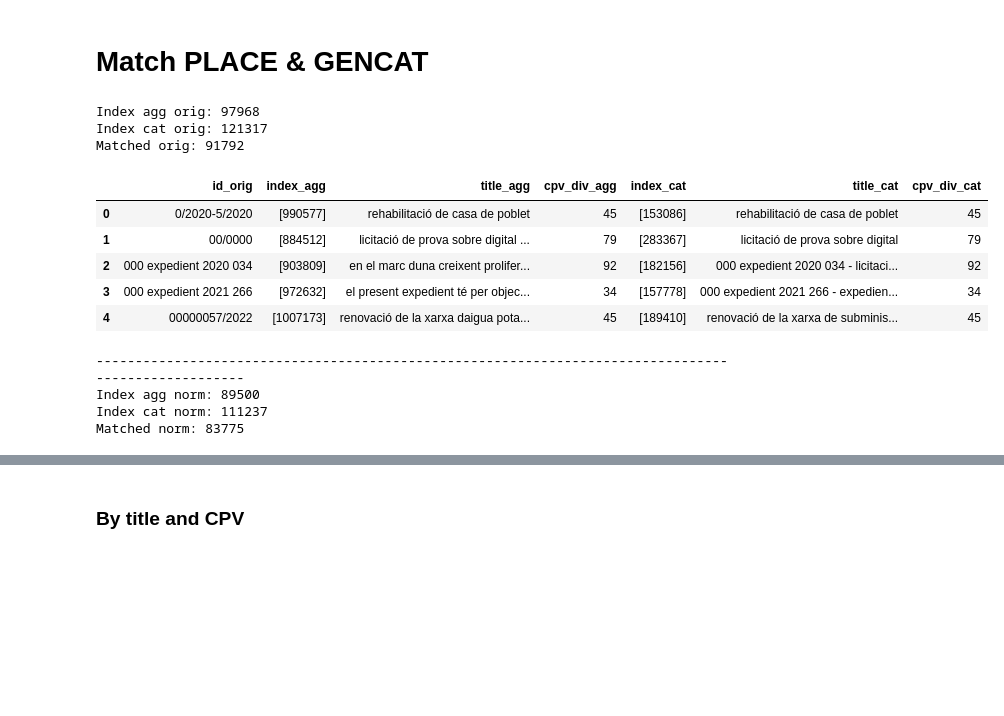
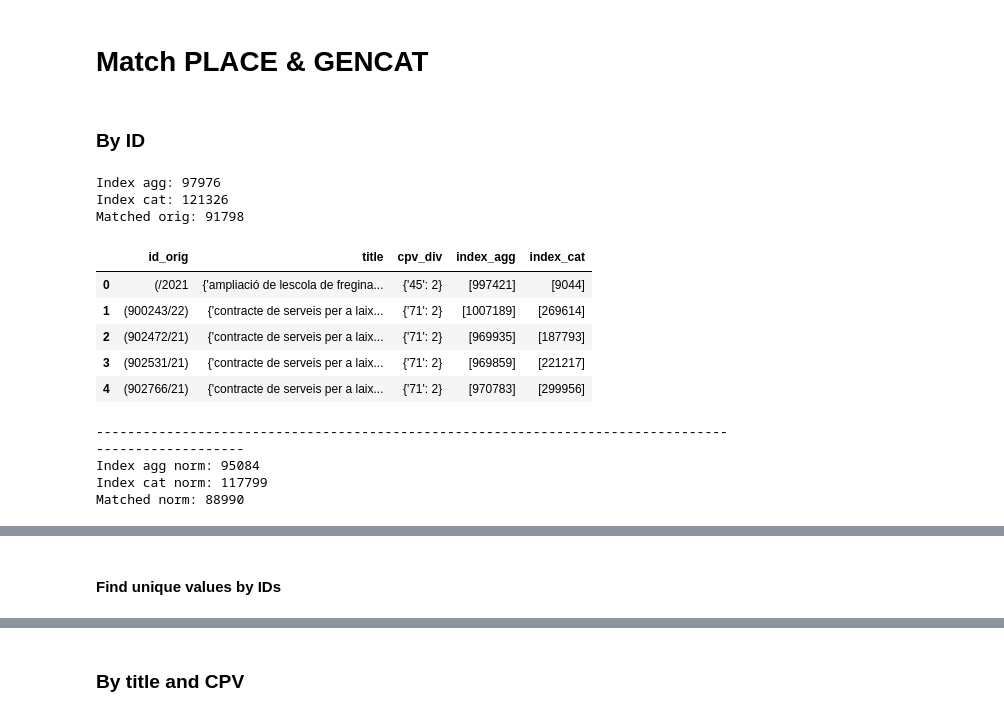
Before and after one commit to nextprocurement/NP-Company-Process, a Jupyter notebook: match_tender.ipynb, the cells around one changed output, grey strips where cells are left out. Cells and saved outputs as stored; diff of their text form; code cells hidden in the pictures; blank space fills up the shorter version.

```diff
--- a/match_tender.ipynb
+++ b/match_tender.ipynb
@@ -67,7 +68,7 @@ def fill_na(cell, fill=[]):
 
 
 def process_str(el: str):
-    s = regex.sub(r"(^[\W]*)|([\W]*$)|([^\w:/-\s])", "", el).lower().strip()
+    s = regex.sub(r"(^[^\w({[]*)|([^\w)}\]]*$)|([^\w:)(/-\s])", "", el).lower().strip()
     s = regex.sub(r"\s+", " ", s)
     return s
 
@@ -357,13 +362,13 @@ display(valid_tend_cat_orig.head())
 # %%
 # Aggregate by ID
-valid_tend_cat = tend_cat_filt.groupby("id").agg(list)
-valid_tend_cat = valid_tend_cat[
-    valid_tend_cat["title"].apply(lambda x: len(set(x)) == 1)
+valid_tend_cat_norm = tend_cat_filt.groupby("id_norm").agg(list)
+valid_tend_cat_norm = valid_tend_cat_norm[
+    valid_tend_cat_norm["title"].apply(lambda x: len(set(x)) == 1)
 ]
-valid_tend_cat[valid_tend_cat.columns[1:]] = valid_tend_cat[
-    valid_tend_cat.columns[1:]
+valid_tend_cat_norm[valid_tend_cat_norm.columns[1:]] = valid_tend_cat_norm[
+    valid_tend_cat_norm.columns[1:]
 ].applymap(lambda x: Counter(x).most_common()[0][0])
-valid_tend_cat = valid_tend_cat.reset_index()
-print(len(valid_tend_cat))
-display(valid_tend_cat.head())
+valid_tend_cat_norm = valid_tend_cat_norm.reset_index()
+print(len(valid_tend_cat_norm))
+display(valid_tend_cat_norm.head())
 # %% [output]
@@ -384,52 +395,72 @@ from itertools import chain
+# %% [markdown]
+### By ID
 # %%
 # Match tenders by ID orig
 use_tend_agg_orig = valid_agg_tender_orig[["id_orig", "index", "title", "cpv_div"]]
 use_tend_cat_orig = valid_tend_cat_orig[["id_orig", "index", "title", "cpv_div"]]
 matched_id_orig = pd.merge(
     use_tend_agg_orig,
     use_tend_cat_orig,
     how="inner",
     left_on=["id_orig"],
     right_on=["id_orig"],
     suffixes=["_agg", "_cat"],
 ).reset_index(drop=True)
+matched_id_orig["title"] = matched_id_orig[["title_agg", "title_cat"]].apply(
+    lambda x: Counter(list(x)), axis=1
+)
+matched_id_orig["cpv_div"] = matched_id_orig[["cpv_div_agg", "cpv_div_cat"]].apply(
+    lambda x: Counter(list(x)), axis=1
+)
+matched_id_orig = matched_id_orig[
+    ["id_orig", "title", "cpv_div", "index_agg", "index_cat"]
+]
 idx_agg_orig = set(chain.from_iterable(matched_id_orig["index_agg"]))
 idx_cat_orig = set(chain.from_iterable(matched_id_orig["index_cat"]))
-print(f"Index agg orig: {len(idx_agg_orig)}")
-print(f"Index cat orig: {len(idx_cat_orig)}")
+print(f"Index agg: {len(idx_agg_orig)}")
+print(f"Index cat: {len(idx_cat_orig)}")
 print(f"Matched orig: {len(matched_id_orig)}")
 display(matched_id_orig.head())
 
 print("-" * 100)
 
-# Match tenders by ID
-use_tend_agg_norm = valid_agg_tender[["id", "index", "title", "cpv_div"]]
-use_tend_cat_norm = valid_tend_cat[["id", "index", "title", "cpv_div"]]
+# Match tenders by ID norm
+use_tend_agg_norm = valid_agg_tender_norm[["id_norm", "index", "title", "cpv_div"]]
+use_tend_cat_norm = valid_tend_cat_norm[["id_norm", "index", "title", "cpv_div"]]
 matched_id_norm = pd.merge(
     use_tend_agg_norm,
     use_tend_cat_norm,
     how="inner",
-    left_on=["id"],
-    right_on=["id"],
+    left_on=["id_norm"],
+    right_on=["id_norm"],
     suffixes=["_agg", "_cat"],
 ).reset_index(drop=True)
+matched_id_norm["title"] = matched_id_norm[["title_agg", "title_cat"]].apply(
+    lambda x: Counter(list(x)), axis=1
+)
+matched_id_norm["cpv_div"] = matched_id_norm[["cpv_div_agg", "cpv_div_cat"]].apply(
+    lambda x: Counter(list(x)), axis=1
+)
+matched_id_norm = matched_id_norm[
+    ["id_norm", "title", "cpv_div", "index_agg", "index_cat"]
+]
 idx_agg_norm = set(chain.from_iterable(matched_id_norm["index_agg"]))
 idx_cat_norm = set(chain.from_iterable(matched_id_norm["index_cat"]))
 print(f"Index agg norm: {len(idx_agg_norm)}")
 print(f"Index cat norm: {len(idx_cat_norm)}")
 print(f"Matched norm: {len(matched_id_norm)}")
 display(matched_id_norm.head())
 # %% [output]
-Index agg orig: 97968
-Index cat orig: 121317
-Matched orig: 91792
+Index agg: 97976
+Index cat: 121326
+Matched orig: 91798
-|  | id_orig | index_agg | title_agg | cpv_div_agg | index_cat | title_cat | cpv_div_cat |
-| 0 | 0/2020-5/2020 | [990577] | rehabilitació de casa de poblet | 45 | [153086] | rehabilitació de casa de poblet | 45 |
-| 1 | 00/0000 | [884512] | licitació de prova sobre digital ... | 79 | [283367] | licitació de prova sobre digital | 79 |
-| 2 | 000 expedient 2020 034 | [903809] | en el marc duna creixent prolifer... | 92 | [182156] | 000 expedient 2020 034 - licitaci... | 92 |
-| 3 | 000 expedient 2021 266 | [972632] | el present expedient té per objec... | 34 | [157778] | 000 expedient 2021 266 - expedien... | 34 |
-| 4 | 00000057/2022 | [1007173] | renovació de la xarxa daigua pota... | 45 | [189410] | renovació de la xarxa de subminis... | 45 |
+|  | id_orig | title | cpv_div | index_agg | index_cat |
+| 0 | (/2021 | {'ampliació de lescola de fregina... | {'45': 2} | [997421] | [9044] |
+| 1 | (900243/22) | {'contracte de serveis per a laix... | {'71': 2} | [1007189] | [269614] |
+| 2 | (902472/21) | {'contracte de serveis per a laix... | {'71': 2} | [969935] | [187793] |
+| 3 | (902531/21) | {'contracte de serveis per a laix... | {'71': 2} | [969859] | [221217] |
+| 4 | (902766/21) | {'contracte de serveis per a laix... | {'71': 2} | [970783] | [299956] |
 ----------------------------------------------------------------------------------------------------
-Index agg norm: 89500
-Index cat norm: 111237
-Matched norm: 83775
+Index agg norm: 95084
+Index cat norm: 117799
+Matched norm: 88990
@@ -442,3 +473,5 @@ Matched norm: 83775
+# %% [markdown]
+#### Find unique values by IDs
 # %%
 # IDs in place (unique to orig):
 idx_agg_un_orig = idx_agg_orig - idx_agg_norm
```
Also changed, not shown: parts of 44 cells of this notebook.
